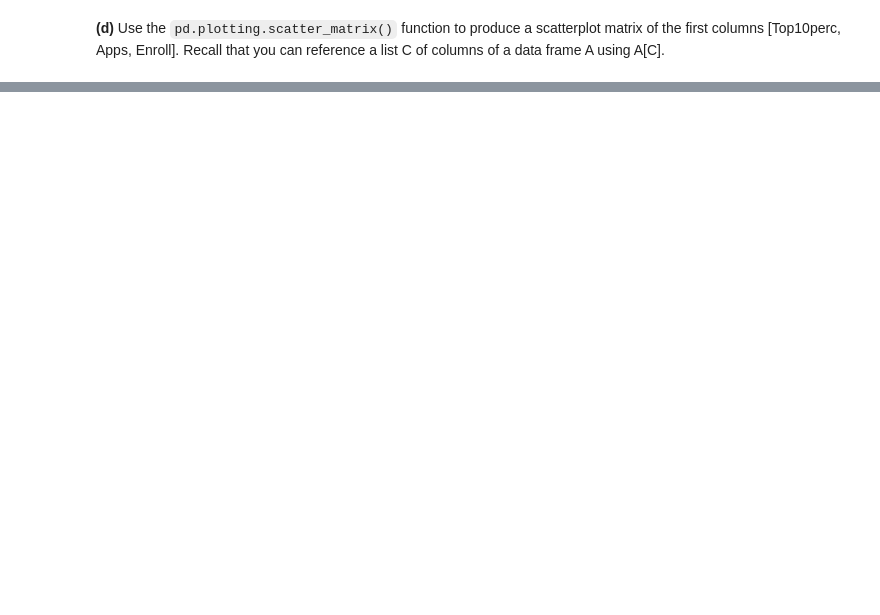
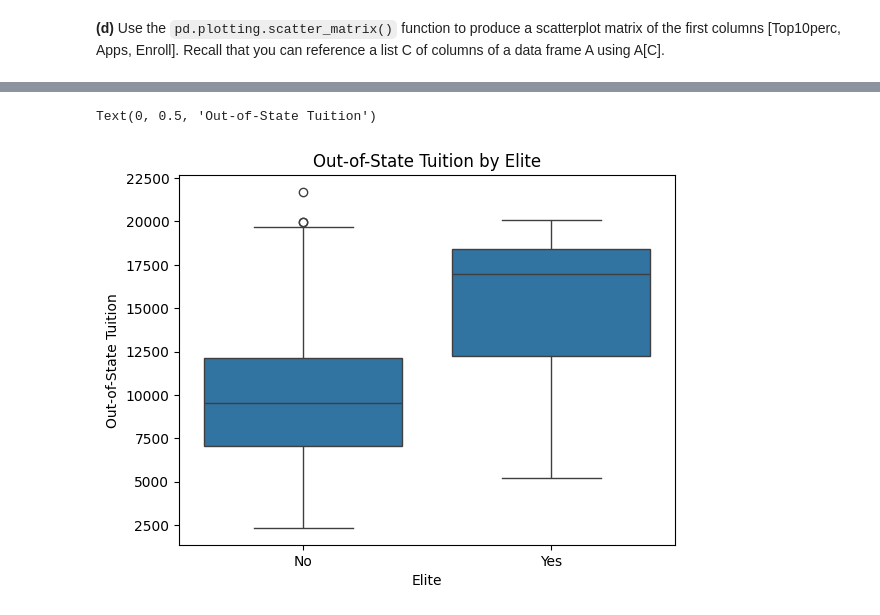
Before and after one commit to nouralahmad89-crypto/Laboration_databehandling, a Jupyter notebook: amerikanska universitet.ipynb, the cells around one changed output, grey strips where cells are left out. Drawn from its saved outputs; the diff is of its cells as text; code cells hidden in the pictures; blank space fills up the shorter version.

```diff
--- a/amerikanska universitet.ipynb
+++ b/amerikanska universitet.ipynb
@@ -77,0 +129,12 @@ IndexingError: Too many indexers
+# %%
+#Create a new categorical column 'Elite' based on Top10perc (>50% = 'Yes', ≤50% = 'No')
+college['Elite'] = pd.cut(college['Top10perc'], [0, 50, 100], labels=['No', 'Yes'])
+display(college.head())
+# Count how many colleges are 'Yes' (Elite) and 'No' (non-Elite)
+college['Elite'].value_counts()
+# Draw a boxplot comparing Out-of-state tuition by Elite status
+sns.boxplot(x='Elite', y='Outstate', data=college)
+plt.title('Out-of-State Tuition by Elite')
+plt.xlabel('Elite')
+plt.ylabel('Out-of-State Tuition')
+# %% [output]
@@ -77,0 +148,2 @@ IndexingError: Too many indexers
+Text(0, 0.5, 'Out-of-State Tuition')
+[figure, added]
```
Also changed, not shown: parts of 13 cells of this notebook.
